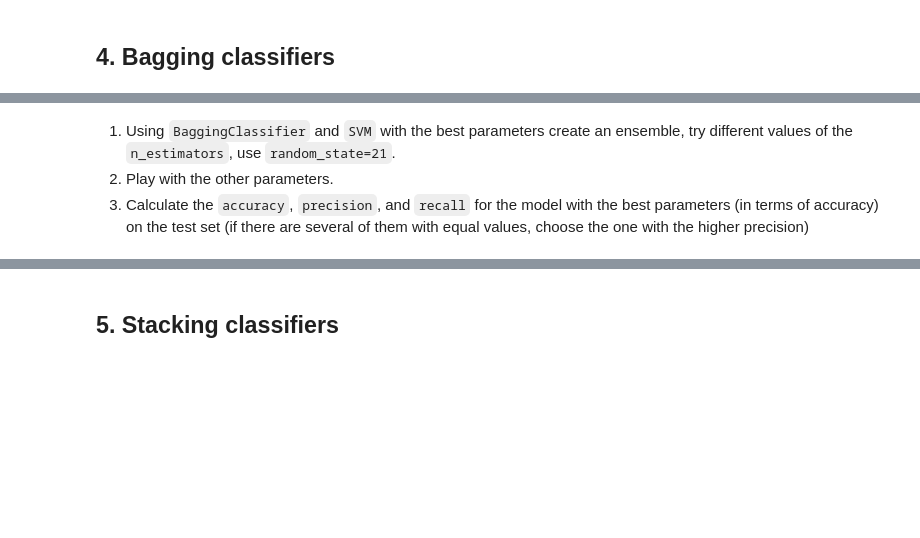
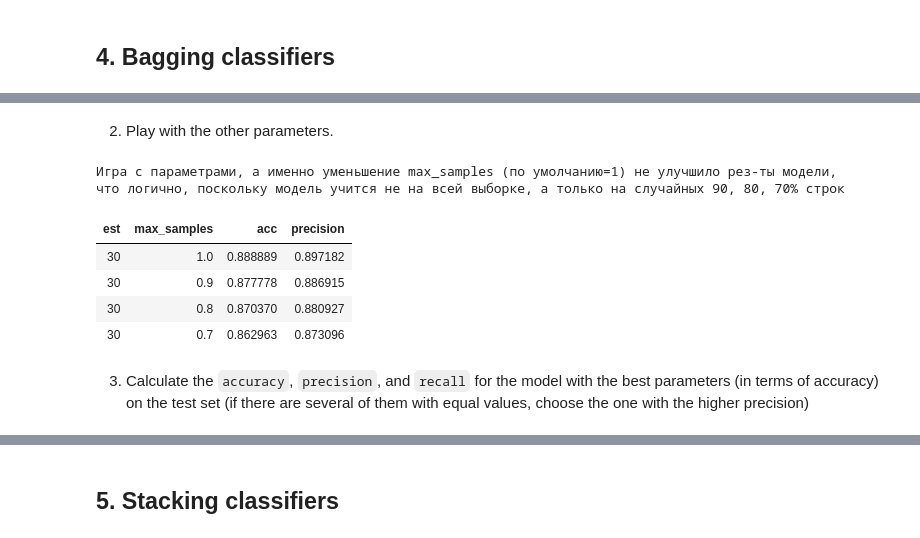
Before and after one commit to RunForJoy/ml-regularization-ensembles-pipelines, a Jupyter notebook: src/ex03/03_ensembles.ipynb, the cells around one changed output, grey strips where cells are left out. Saved outputs shown, nothing was run; the diff lists cells and outputs as text; code cells hidden in the pictures; blank space fills up the shorter version.

```diff
--- a/src/ex03/03_ensembles.ipynb
+++ b/src/ex03/03_ensembles.ipynb
@@ -116,4 +254,49 @@ recall is 0.89630
+# %% [markdown]
+2. Play with the other parameters.
+# %%
+bclf_models2 = []
+
+for sample_ratio in tqdm([0.7, 0.8, 0.9, 1.0]):
+    bclf_tuned = BaggingClassifier(
+        base_estimator=svc_model,
+        n_estimators=30,
+        max_samples=sample_ratio,
+        random_state=21,
+        n_jobs=-1,
+    ).fit(X_train, y_train)
+
+    y_pred_tuned = bclf_tuned.predict(X_valid)
+
+    acc_t = accuracy_score(y_valid, y_pred_tuned)
+    precision_t = precision_score(
+        y_valid, y_pred_tuned, average="weighted", zero_division=0
+    )
+
+    bclf_models2.append(
+        {
+            "est": 30,
+            "max_samples": sample_ratio,
+            "acc": acc_t,
+            "precision": precision_t,
+        }
+    )
+# %%
+bclf_df2 = pd.DataFrame(bclf_models2).sort_values(
+    by=["acc", "precision"], ascending=[False, False]
+)
+print("""Игра с параметрами, а именно уменьшение max_samples (по умолчанию=1) не улучшило рез-ты модели,
+что логично, поскольку модель учится не на всей выборке, а только на случайных 90, 80, 70% строк""")
+# bclf_df2.head(10)
+bclf_df2.style.highlight_max(
+    subset=["acc", "precision"], color="lightgreen", axis=0
+).format({"max_samples": "{:.1f}"}).hide_index()
+# %% [output]
+Игра с параметрами, а именно уменьшение max_samples (по умолчанию=1) не улучшило рез-ты модели,
+что логично, поскольку модель учится не на всей выборке, а только на случайных 90, 80, 70% строк
+| est | max_samples | acc | precision |
+| 30 | 1.0 | 0.888889 | 0.897182 |
+| 30 | 0.9 | 0.877778 | 0.886915 |
+| 30 | 0.8 | 0.870370 | 0.880927 |
+| 30 | 0.7 | 0.862963 | 0.873096 |
 # %% [markdown]
-1. Using `BaggingClassifier` and `SVM` with the best parameters create an ensemble, try different values of the `n_estimators`, use `random_state=21`.
-2. Play with the other parameters.
 3. Calculate the `accuracy`, `precision`, and `recall` for the model with the best parameters (in terms of accuracy) on the test set (if there are several of them with equal values, choose the one with the higher precision)
```
Also changed, not shown: parts of 15 cells of this notebook.
